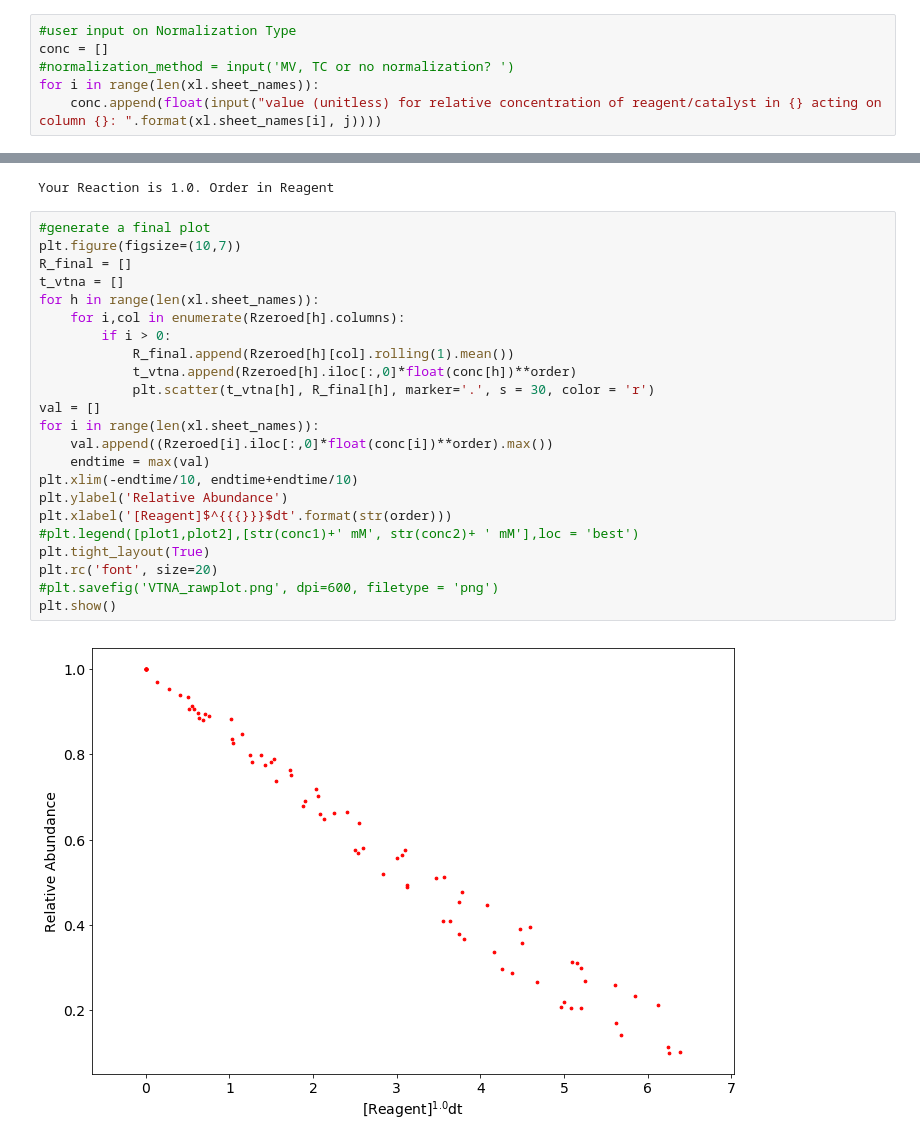
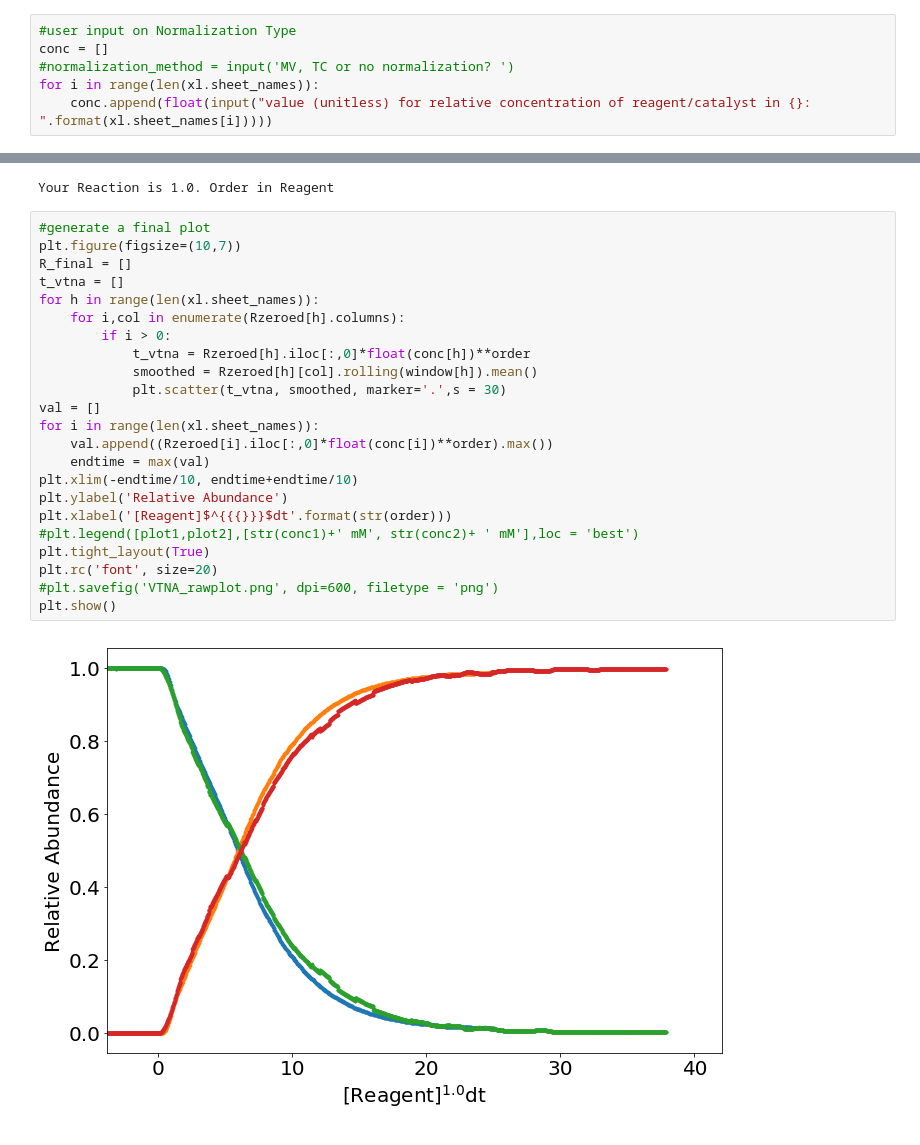
Before and after one commit to brettrhenderson/Catacycle_Web, a Jupyter notebook: app/modules/vtna/Int_VTNA.ipynb, the cells around one changed output, grey strips where cells are left out. Saved outputs shown, nothing was run; the diff lists cells and outputs as text.

Commit message:
fixed window smoothing, fixed rest of plotting functions, now works for MS data as well. still need to sort out concentration intake for multiple reagents

```diff
--- a/app/modules/vtna/Int_VTNA.ipynb
+++ b/app/modules/vtna/Int_VTNA.ipynb
@@ -23,5 +23,5 @@ concs = [0.0510,0.0578,0.0688,0.0750,0.104,0.125,0.127,0.142]
 conc = []
 #normalization_method = input('MV, TC or no normalization? ')
 for i in range(len(xl.sheet_names)):
-    conc.append(float(input("value (unitless) for relative concentration of reagent/catalyst in {} acting on column {}: ".format(xl.sheet_names[i], j))))
+    conc.append(float(input("value (unitless) for relative concentration of reagent/catalyst in {}: ".format(xl.sheet_names[i]))))
 # %% [output]
@@ -222,28 +198,28 @@ Your Reaction is 1.0. Order in Reagent
 # %%
 #generate a final plot
 plt.figure(figsize=(10,7))
 R_final = []
 t_vtna = []
 for h in range(len(xl.sheet_names)):
     for i,col in enumerate(Rzeroed[h].columns):
         if i > 0:
-            R_final.append(Rzeroed[h][col].rolling(1).mean())
-            t_vtna.append(Rzeroed[h].iloc[:,0]*float(conc[h])**order)
-            plt.scatter(t_vtna[h], R_final[h], marker='.', s = 30, color = 'r')
+            t_vtna = Rzeroed[h].iloc[:,0]*float(conc[h])**order
+            smoothed = Rzeroed[h][col].rolling(window[h]).mean()
+            plt.scatter(t_vtna, smoothed, marker='.',s = 30)
 val = []
 for i in range(len(xl.sheet_names)):
     val.append((Rzeroed[i].iloc[:,0]*float(conc[i])**order).max())
     endtime = max(val)
 plt.xlim(-endtime/10, endtime+endtime/10)
 plt.ylabel('Relative Abundance')
 plt.xlabel('[Reagent]$^{{{}}}$dt'.format(str(order)))
 #plt.legend([plot1,plot2],[str(conc1)+' mM', str(conc2)+ ' mM'],loc = 'best')
 plt.tight_layout(True)
 plt.rc('font', size=20)
 #plt.savefig('VTNA_rawplot.png', dpi=600, filetype = 'png')
 plt.show()
 # %% [output]
-[figure, old version]
+[figure, new version]
 # %%
 #save the new data
 data_out = []
```
Also changed, not shown: parts of 8 cells of this notebook, 3 other files.
